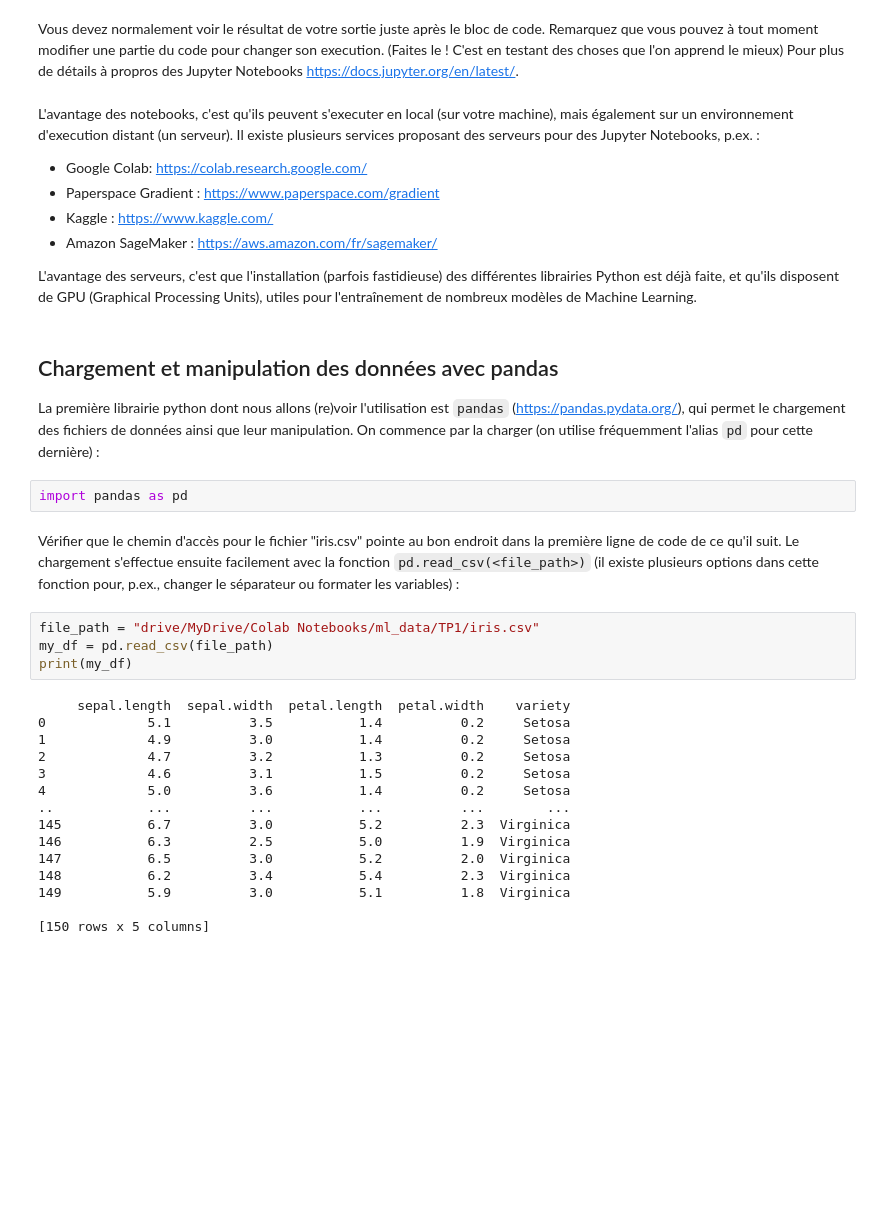
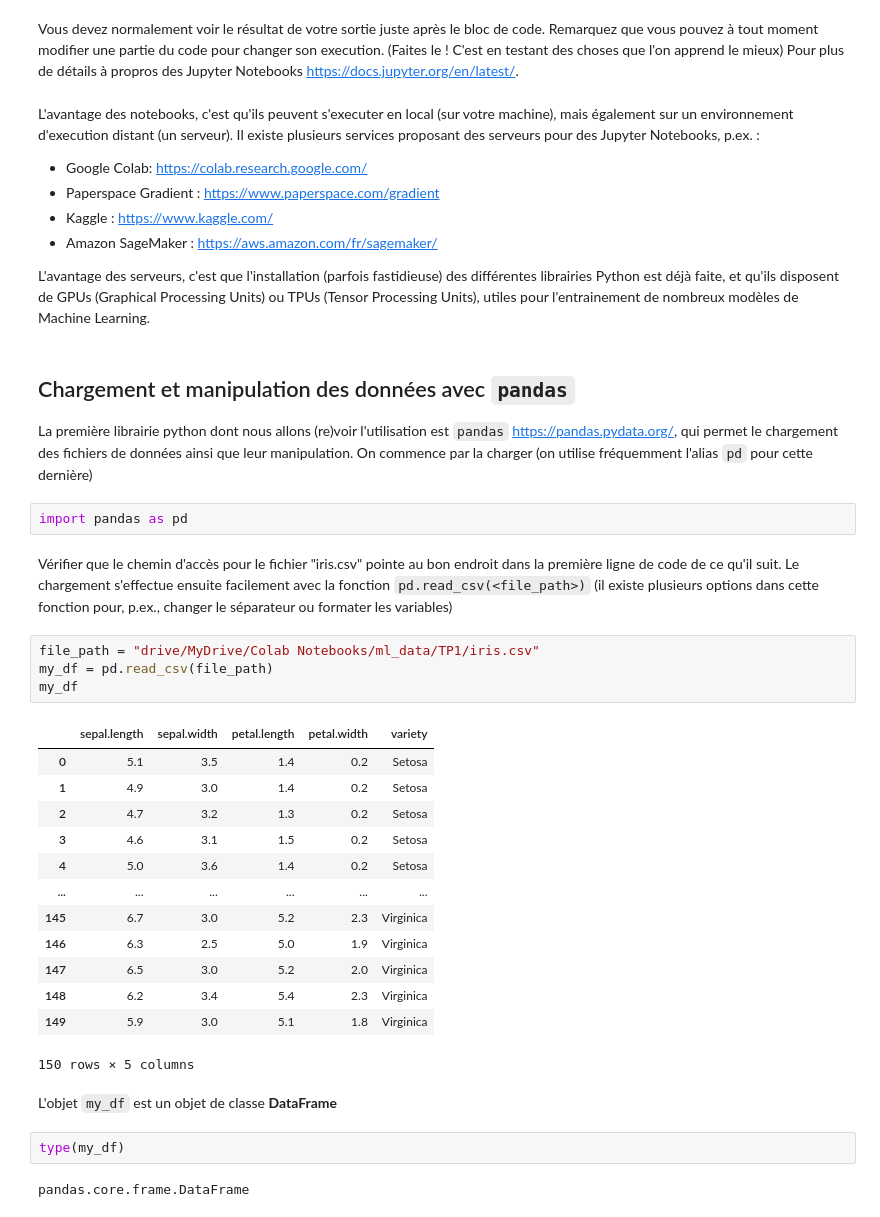
Before and after one commit to gguex/ISH_ressources_cours_ML, a Jupyter notebook: TP1_prise_en_main.ipynb, the cells around one changed output. Cells and saved outputs as stored; diff of their text form; blank space fills up the shorter version.

```diff
--- a/TP1_prise_en_main.ipynb
+++ b/TP1_prise_en_main.ipynb
@@ -23,31 +23,36 @@ L'avantage des notebooks, c'est qu'ils peuvent s'executer en local (sur votre ma
 * Kaggle : https://www.kaggle.com/
 * Amazon SageMaker : https://aws.amazon.com/fr/sagemaker/
 
-L'avantage des serveurs, c'est que l'installation (parfois fastidieuse) des différentes librairies Python est déjà faite, et qu'ils disposent de GPU (Graphical Processing Units), utiles pour l'entraînement de nombreux modèles de Machine Learning.
+L'avantage des serveurs, c'est que l'installation (parfois fastidieuse) des différentes librairies Python est déjà faite, et qu'ils disposent de GPUs (Graphical Processing Units) ou TPUs (Tensor Processing Units), utiles pour l'entrainement de nombreux modèles de Machine Learning.
 # %% [markdown]
-## Chargement et manipulation des données avec pandas
+## Chargement et manipulation des données avec `pandas`
 
-La première librairie python dont nous allons (re)voir l'utilisation est `pandas` (https://pandas.pydata.org/), qui permet le chargement des fichiers de données ainsi que leur manipulation. On commence par la charger (on utilise fréquemment l'alias `pd` pour cette dernière) :
+La première librairie python dont nous allons (re)voir l'utilisation est `pandas` https://pandas.pydata.org/, qui permet le chargement des fichiers de données ainsi que leur manipulation. On commence par la charger (on utilise fréquemment l'alias `pd` pour cette dernière)
 # %%
 import pandas as pd
 # %% [markdown]
-Vérifier que le chemin d'accès pour le fichier "iris.csv" pointe au bon endroit dans la première ligne de code de ce qu'il suit. Le chargement s'effectue ensuite facilement avec la fonction `pd.read_csv(<file_path>)` (il existe plusieurs options dans cette fonction pour, p.ex., changer le séparateur ou formater les variables) :
+Vérifier que le chemin d'accès pour le fichier "iris.csv" pointe au bon endroit dans la première ligne de code de ce qu'il suit. Le chargement s'effectue ensuite facilement avec la fonction `pd.read_csv(<file_path>)` (il existe plusieurs options dans cette fonction pour, p.ex., changer le séparateur ou formater les variables)
 # %%
 file_path = "drive/MyDrive/Colab Notebooks/ml_data/TP1/iris.csv"
 my_df = pd.read_csv(file_path)
-print(my_df)
+my_df
 # %% [output]
+|  | sepal.length | sepal.width | petal.length | petal.width | variety |
+| 0 | 5.1 | 3.5 | 1.4 | 0.2 | Setosa |
+| 1 | 4.9 | 3.0 | 1.4 | 0.2 | Setosa |
+| 2 | 4.7 | 3.2 | 1.3 | 0.2 | Setosa |
+| 3 | 4.6 | 3.1 | 1.5 | 0.2 | Setosa |
+| 4 | 5.0 | 3.6 | 1.4 | 0.2 | Setosa |
+| ... | ... | ... | ... | ... | ... |
+| 145 | 6.7 | 3.0 | 5.2 | 2.3 | Virginica |
+| 146 | 6.3 | 2.5 | 5.0 | 1.9 | Virginica |
+| 147 | 6.5 | 3.0 | 5.2 | 2.0 | Virginica |
+| 148 | 6.2 | 3.4 | 5.4 | 2.3 | Virginica |
+| 149 | 5.9 | 3.0 | 5.1 | 1.8 | Virginica |
-     sepal.length  sepal.width  petal.length  petal.width    variety
-0             5.1          3.5           1.4          0.2     Setosa
-1             4.9          3.0           1.4          0.2     Setosa
-2             4.7          3.2           1.3          0.2     Setosa
-3             4.6          3.1           1.5          0.2     Setosa
-4             5.0          3.6           1.4          0.2     Setosa
-..            ...          ...           ...          ...        ...
-145           6.7          3.0           5.2          2.3  Virginica
-146           6.3          2.5           5.0          1.9  Virginica
-147           6.5          3.0           5.2          2.0  Virginica
-148           6.2          3.4           5.4          2.3  Virginica
-149           5.9          3.0           5.1          1.8  Virginica
-
-[150 rows x 5 columns]
+150 rows × 5 columns
+# %% [markdown]
+L'objet `my_df` est un objet de classe **DataFrame**
+# %%
+type(my_df)
+# %% [output]
+pandas.core.frame.DataFrame
```
Also changed, not shown: parts of 50 cells of this notebook.
